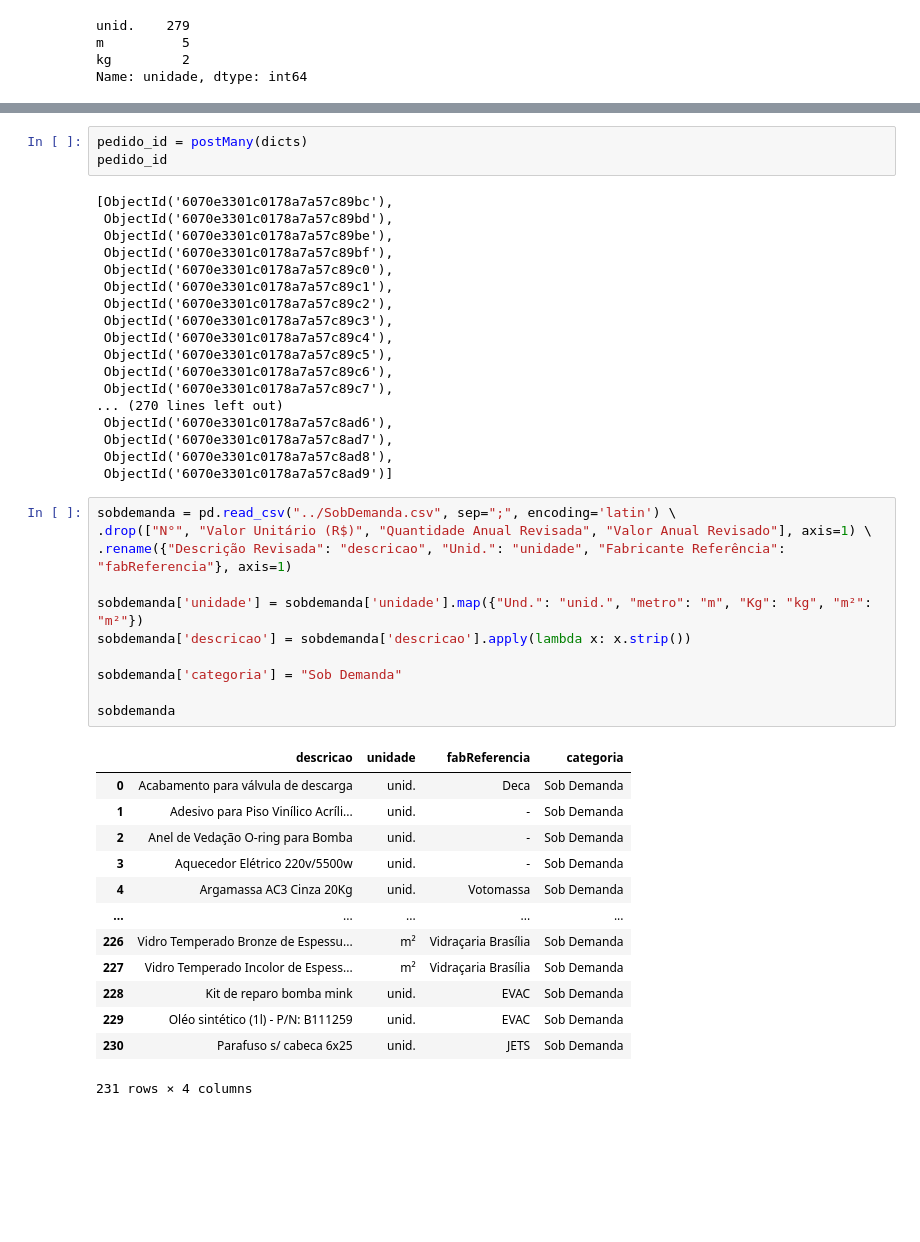
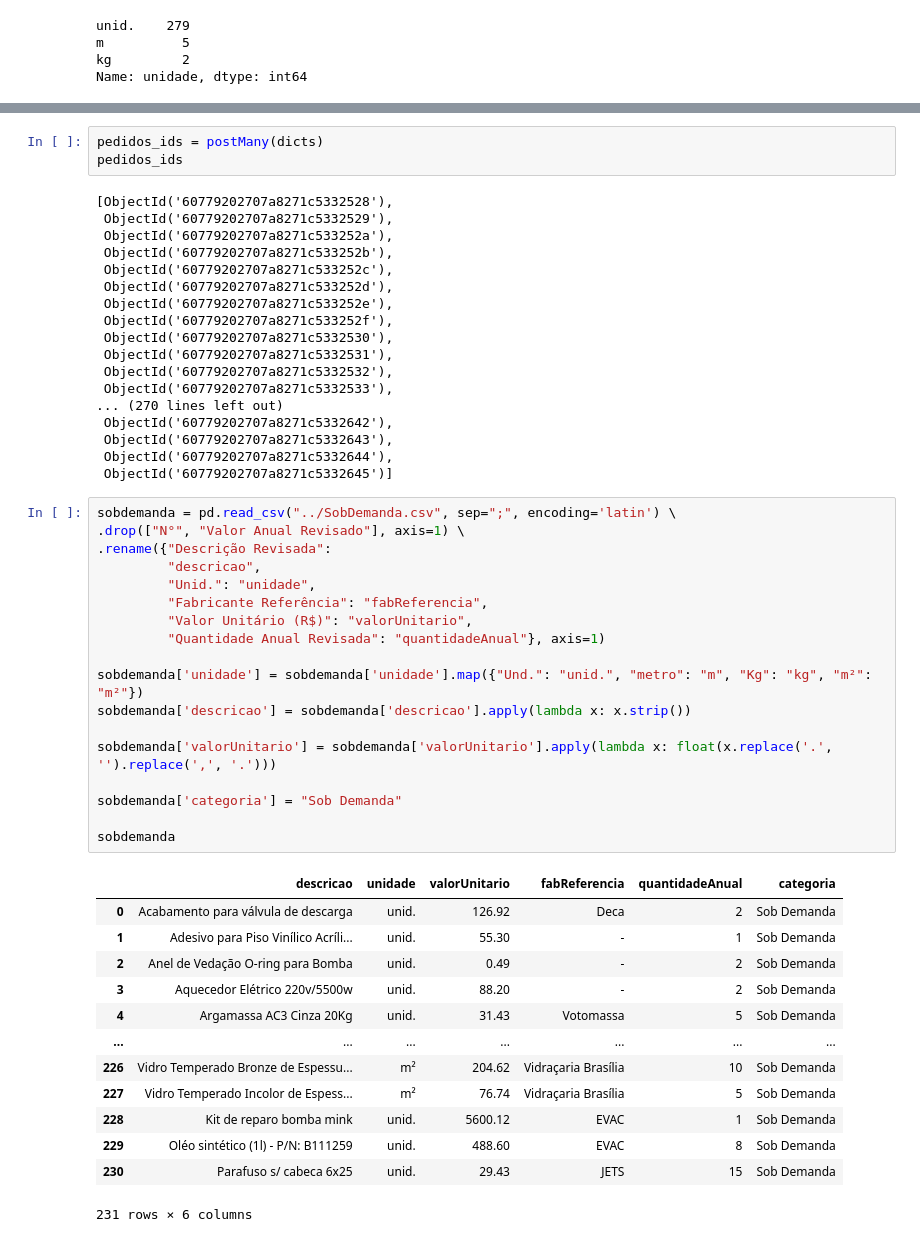
Before and after one commit to ChristianCFranca/DemapSM-backend, a Jupyter notebook: Testes.ipynb, the cells around one changed output, grey strips where cells are left out. Drawn from its saved outputs; the diff is of its cells as text; blank space fills up the shorter version.

```diff
--- a/Testes.ipynb
+++ b/Testes.ipynb
@@ -155,49 +158,56 @@ dicts
 # %%
-pedido_id = postMany(dicts)
-pedido_id
+pedidos_ids = postMany(dicts)
+pedidos_ids
 # %% [output]
-[ObjectId('6070e3301c0178a7a57c89bc'),
- ObjectId('6070e3301c0178a7a57c89bd'),
- ObjectId('6070e3301c0178a7a57c89be'),
- ObjectId('6070e3301c0178a7a57c89bf'),
- ObjectId('6070e3301c0178a7a57c89c0'),
- ObjectId('6070e3301c0178a7a57c89c1'),
- ObjectId('6070e3301c0178a7a57c89c2'),
- ObjectId('6070e3301c0178a7a57c89c3'),
- ObjectId('6070e3301c0178a7a57c89c4'),
- ObjectId('6070e3301c0178a7a57c89c5'),
- ObjectId('6070e3301c0178a7a57c89c6'),
- ObjectId('6070e3301c0178a7a57c89c7'),
+[ObjectId('60779202707a8271c5332528'),
+ ObjectId('60779202707a8271c5332529'),
+ ObjectId('60779202707a8271c533252a'),
+ ObjectId('60779202707a8271c533252b'),
+ ObjectId('60779202707a8271c533252c'),
+ ObjectId('60779202707a8271c533252d'),
+ ObjectId('60779202707a8271c533252e'),
+ ObjectId('60779202707a8271c533252f'),
+ ObjectId('60779202707a8271c5332530'),
+ ObjectId('60779202707a8271c5332531'),
+ ObjectId('60779202707a8271c5332532'),
+ ObjectId('60779202707a8271c5332533'),
 ... (270 lines left out)
- ObjectId('6070e3301c0178a7a57c8ad6'),
- ObjectId('6070e3301c0178a7a57c8ad7'),
- ObjectId('6070e3301c0178a7a57c8ad8'),
- ObjectId('6070e3301c0178a7a57c8ad9')]
+ ObjectId('60779202707a8271c5332642'),
+ ObjectId('60779202707a8271c5332643'),
+ ObjectId('60779202707a8271c5332644'),
+ ObjectId('60779202707a8271c5332645')]
 # %%
 sobdemanda = pd.read_csv("../SobDemanda.csv", sep=";", encoding='latin') \
-.drop(["N°", "Valor Unitário (R$)", "Quantidade Anual Revisada", "Valor Anual Revisado"], axis=1) \
-.rename({"Descrição Revisada": "descricao", "Unid.": "unidade", "Fabricante Referência": "fabReferencia"}, axis=1)
+.drop(["N°", "Valor Anual Revisado"], axis=1) \
+.rename({"Descrição Revisada":
+         "descricao",
+         "Unid.": "unidade",
+         "Fabricante Referência": "fabReferencia",
+         "Valor Unitário (R$)": "valorUnitario",
+         "Quantidade Anual Revisada": "quantidadeAnual"}, axis=1)
 
 sobdemanda['unidade'] = sobdemanda['unidade'].map({"Und.": "unid.", "metro": "m", "Kg": "kg", "m²": "m²"})
 sobdemanda['descricao'] = sobdemanda['descricao'].apply(lambda x: x.strip())
 
+sobdemanda['valorUnitario'] = sobdemanda['valorUnitario'].apply(lambda x: float(x.replace('.', '').replace(',', '.')))
+
 sobdemanda['categoria'] = "Sob Demanda"
 
 sobdemanda
 # %% [output]
-|  | descricao | unidade | fabReferencia | categoria |
-| 0 | Acabamento para válvula de descarga | unid. | Deca | Sob Demanda |
-| 1 | Adesivo para Piso Vinílico Acríli... | unid. | - | Sob Demanda |
-| 2 | Anel de Vedação O-ring para Bomba | unid. | - | Sob Demanda |
-| 3 | Aquecedor Elétrico 220v/5500w | unid. | - | Sob Demanda |
-| 4 | Argamassa AC3 Cinza 20Kg | unid. | Votomassa | Sob Demanda |
-| ... | ... | ... | ... | ... |
-| 226 | Vidro Temperado Bronze de Espessu... | m² | Vidraçaria Brasília | Sob Demanda |
-| 227 | Vidro Temperado Incolor de Espess... | m² | Vidraçaria Brasília | Sob Demanda |
-| 228 | Kit de reparo bomba mink | unid. | EVAC | Sob Demanda |
-| 229 | Oléo sintético (1l) - P/N: B111259 | unid. | EVAC | Sob Demanda |
-| 230 | Parafuso s/ cabeca 6x25 | unid. | JETS | Sob Demanda |
+|  | descricao | unidade | valorUnitario | fabReferencia | quantidadeAnual | categoria |
+| 0 | Acabamento para válvula de descarga | unid. | 126.92 | Deca | 2 | Sob Demanda |
+| 1 | Adesivo para Piso Vinílico Acríli... | unid. | 55.30 | - | 1 | Sob Demanda |
+| 2 | Anel de Vedação O-ring para Bomba | unid. | 0.49 | - | 2 | Sob Demanda |
+| 3 | Aquecedor Elétrico 220v/5500w | unid. | 88.20 | - | 2 | Sob Demanda |
+| 4 | Argamassa AC3 Cinza 20Kg | unid. | 31.43 | Votomassa | 5 | Sob Demanda |
+| ... | ... | ... | ... | ... | ... | ... |
+| 226 | Vidro Temperado Bronze de Espessu... | m² | 204.62 | Vidraçaria Brasília | 10 | Sob Demanda |
+| 227 | Vidro Temperado Incolor de Espess... | m² | 76.74 | Vidraçaria Brasília | 5 | Sob Demanda |
+| 228 | Kit de reparo bomba mink | unid. | 5600.12 | EVAC | 1 | Sob Demanda |
+| 229 | Oléo sintético (1l) - P/N: B111259 | unid. | 488.60 | EVAC | 8 | Sob Demanda |
+| 230 | Parafuso s/ cabeca 6x25 | unid. | 29.43 | JETS | 15 | Sob Demanda |
-231 rows × 4 columns
+231 rows × 6 columns
 # %%
 sobdemanda['unidade'].value_counts()
 # %% [output]
```
Also changed, not shown: parts of 15 cells of this notebook, 7 other files.
